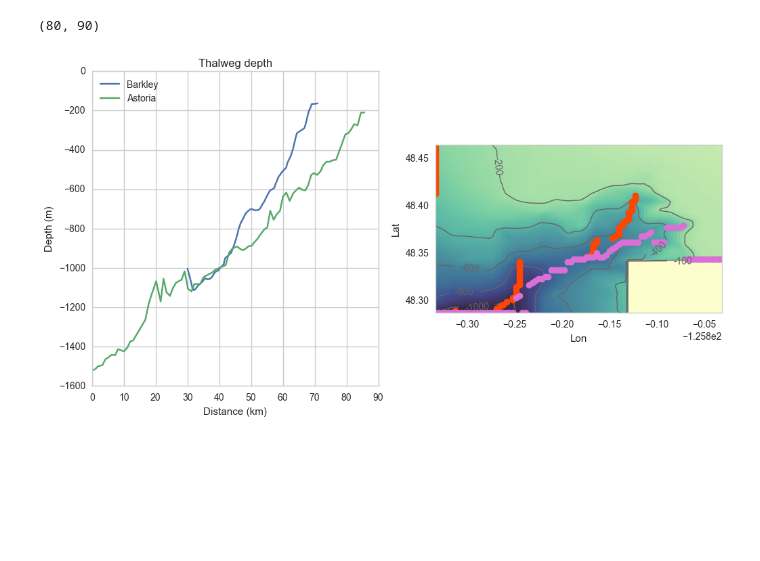
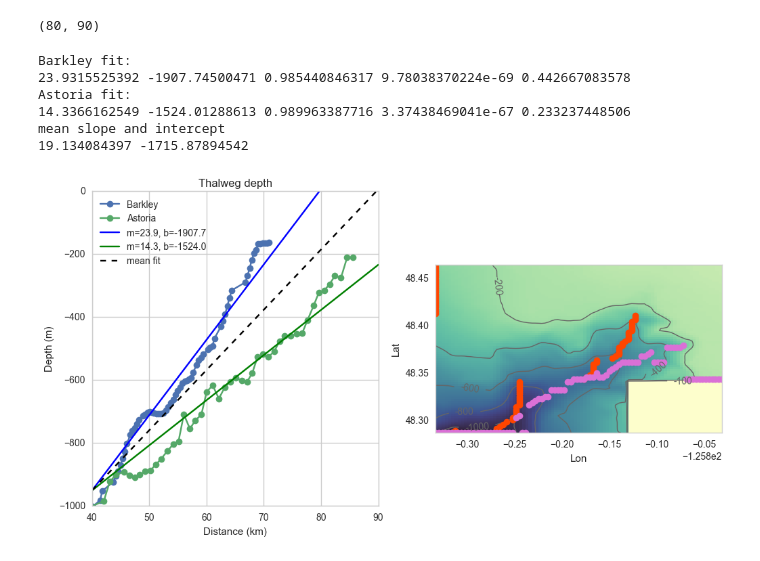
Before and after one commit to UBC-MOAD/MultipleCanyons, a Jupyter notebook: notebooks/check_shapes.ipynb, the cells around one changed output. Saved outputs shown, nothing was run; the diff lists cells and outputs as text; code cells hidden in the pictures; blank space fills up the shorter version.

```diff
--- a/notebooks/check_shapes.ipynb
+++ b/notebooks/check_shapes.ipynb
@@ -20,7 +20,7 @@ sns.set_style('whitegrid')
 SouthVIgrid.mat gives lat shape 1474, lon shape 890 and dpth shape (890,1474)
 # %%
 def get_topo():
-     topo=sio.loadmat('/ocean/kramosmu/FalkorData/SouthVIgrid.mat')
+     topo=sio.loadmat('/ocean/kramosmu/Data/SouthVIgrid.mat')
 
      tDat = {'lon' : [], 'lat' : [], 'dpth' : []}
 
@@ -214,6 +214,24 @@ thal_dep3 = np.min(barkley, axis=0)
 thal_ind3 = np.argmin(barkley, axis=0)
 # %% [output]
 (80, 90)
+# %%
+from scipy import stats
+
+slope_B, intercept_B, r_value_B, p_value_B, std_err_B = stats.linregress(dist_thalweg3+30, thal_dep3[:-1])
+slope_A, intercept_A, r_value_A, p_value_A, std_err_A = stats.linregress(dist_thalweg, thal_dep[:-1])
+print('Barkley fit:')
+print(slope_B, intercept_B, r_value_B, p_value_B, std_err_B)
+print('Astoria fit:')
+print(slope_A, intercept_A, r_value_A, p_value_A, std_err_A)
+print('mean slope and intercept')
+print(np.mean([slope_A, slope_B]), np.mean([intercept_A, intercept_B]))
+# %% [output]
+Barkley fit:
+23.9315525392 -1907.74500471 0.985440846317 9.78038370224e-69 0.442667083578
+Astoria fit:
+14.3366162549 -1524.01288613 0.989963387716 3.37438469041e-67 0.233237448506
+mean slope and intercept
+19.134084397 -1715.87894542
 # %%
 delta_thalweg2 = haversine(np.radians(lat_box2),np.radians(lon_box2[thal_ind2]))
 dist_thalweg2 = np.zeros(np.shape(delta_thalweg2))
@@ -223,33 +241,44 @@ for ii in range(len(dist_thalweg2)-1):
     dist_thalweg2[ii] = dist_thalweg2[ii-1] + delta_thalweg2[ii]
 
 delta_thalweg3 = haversine(np.radians(lat_box2[thal_ind3]),np.radians(lon_box2))
 dist_thalweg3 = np.zeros(np.shape(delta_thalweg3))
 
 for ii in range(len(dist_thalweg3)-1):
     ii = ii+1
     dist_thalweg3[ii] = dist_thalweg3[ii-1] + delta_thalweg3[ii]
 
 fig, (ax1, ax2) = plt.subplots(1, 2, figsize=(12,6))
 
-ax1.plot(dist_thalweg3+30, thal_dep3[:-1], label='Barkley')
-ax1.plot(dist_thalweg, thal_dep[:-1], label='Astoria')
+ax1.plot(dist_thalweg3+30, thal_dep3[:-1],'o-', label='Barkley')
+ax1.plot(dist_thalweg, thal_dep[:-1],'o-', label='Astoria')
+
+ax1.plot(np.linspace(40,90,50),slope_B*(np.linspace(40,90,50))+intercept_B,
+         'b', label=('m=%1.1f, b=%1.1f' %(slope_B, intercept_B)) )
+ax1.plot(np.linspace(40,90,50),slope_A*(np.linspace(40,90,50))+intercept_A,
+         'g', label=('m=%1.1f, b=%1.1f' %(slope_A, intercept_A)))
+ax1.plot(np.linspace(40,90,50),np.mean([slope_A, slope_B])*np.linspace(40,90,50)+np.mean([intercept_A, intercept_B]),
+         'k--', label = 'mean fit')
+
 
 ax1.set_title('Thalweg depth')
 ax1.set_ylabel('Depth (m)')
 ax1.set_xlabel('Distance (km)')
 ax1.legend(loc=0)
+
+ax1.set_xlim(40,90)
+ax1.set_ylim(-1000,0)
 
 ax2.pcolor(lon_box2,lat_box2,barkley,cmap=cmo.cm.deep_r)
 CS2 = ax2.contour(lon_box2, lat_box2, barkley, [-1000, -800, -600, -400, -200, -100, 0],colors='0.4',
                   linewidths=[1] )
 ax2.clabel(CS2, inline=1, fontsize=10,fmt='%1.0f')
 
 ax2.plot(lon_box2[thal_ind2],lat_box2, 'o', color='orangered')
 ax2.plot(lon_box2,lat_box2[thal_ind3], 'o', color='orchid')
 
 ax2.set_xlabel('Lon')
 ax2.set_ylabel('Lat')
 
 ax2.set_aspect(1)
 # %% [output]
-[figure, old version]
+[figure, new version]
```
Also changed, not shown: parts of 2 cells of this notebook, 1 other file.
